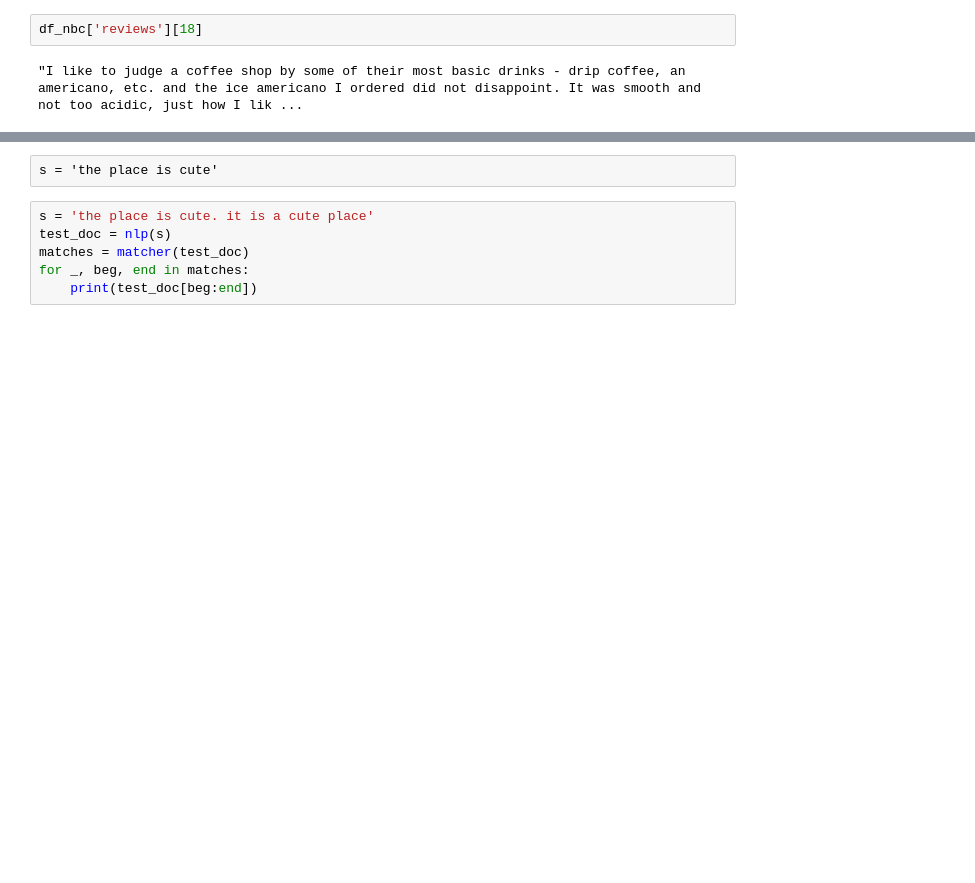
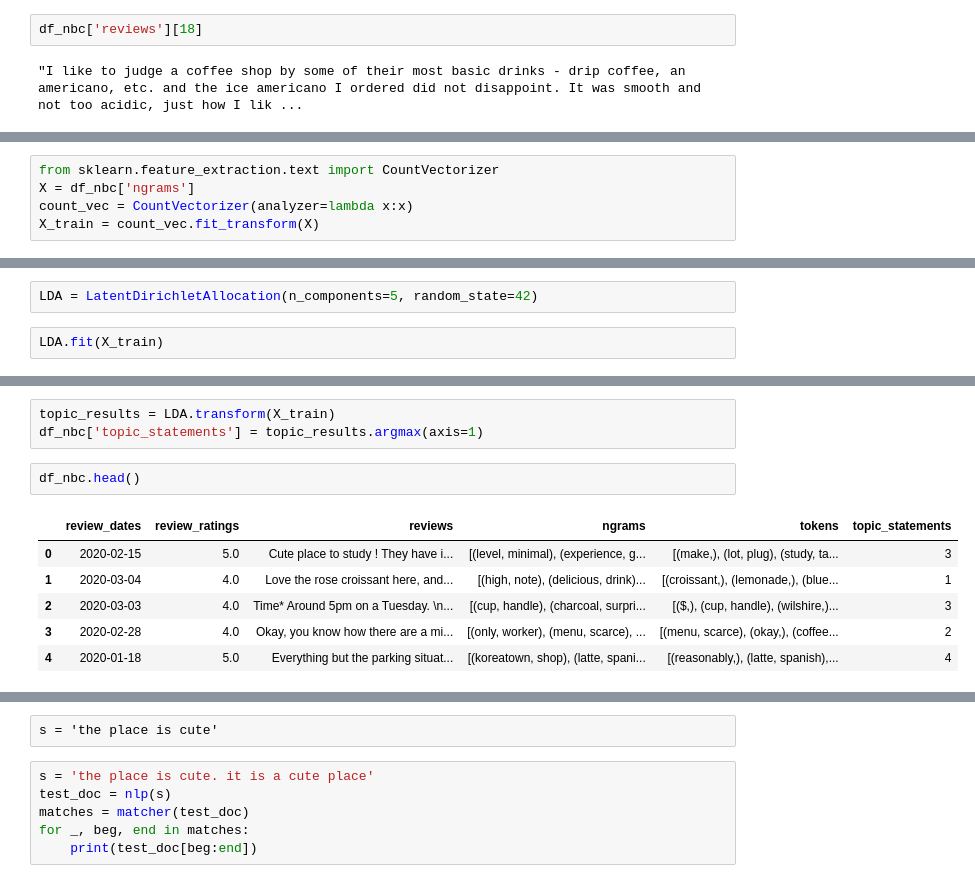
Before and after one commit to kitakoj18/yelp_analytics, a Jupyter notebook: yelp_nothing_but_coffee.ipynb, the cells around one changed output, grey strips where cells are left out. Drawn from its saved outputs; the diff is of its cells as text; blank space fills up the shorter version.

Commit message:
added notes about application of LDA with reviews, started building out functionality to identify products in reviews

```diff
--- a/yelp_nothing_but_coffee.ipynb
+++ b/yelp_nothing_but_coffee.ipynb
@@ -157,0 +206,5 @@ df_nbc['reviews'][18]
+# %%
+from sklearn.feature_extraction.text import CountVectorizer
+X = df_nbc['ngrams']
+count_vec = CountVectorizer(analyzer=lambda x:x)
+X_train = count_vec.fit_transform(X)
@@ -157,0 +218,4 @@ df_nbc['reviews'][18]
+# %%
+LDA = LatentDirichletAllocation(n_components=5, random_state=42)
+# %%
+LDA.fit(X_train)
@@ -157,0 +260,12 @@ df_nbc['reviews'][18]
+# %%
+topic_results = LDA.transform(X_train)
+df_nbc['topic_statements'] = topic_results.argmax(axis=1)
+# %%
+df_nbc.head()
+# %% [output]
+|  | review_dates | review_ratings | reviews | ngrams | tokens | topic_statements |
+| 0 | 2020-02-15 | 5.0 | Cute place to study ! They have i... | [(level, minimal), (experience, g... | [(make,), (lot, plug), (study, ta... | 3 |
+| 1 | 2020-03-04 | 4.0 | Love the rose croissant here, and... | [(high, note), (delicious, drink)... | [(croissant,), (lemonade,), (blue... | 1 |
+| 2 | 2020-03-03 | 4.0 | Time* Around 5pm on a Tuesday. \n... | [(cup, handle), (charcoal, surpri... | [($,), (cup, handle), (wilshire,)... | 3 |
+| 3 | 2020-02-28 | 4.0 | Okay, you know how there are a mi... | [(only, worker), (menu, scarce), ... | [(menu, scarce), (okay,), (coffee... | 2 |
+| 4 | 2020-01-18 | 5.0 | Everything but the parking situat... | [(koreatown, shop), (latte, spani... | [(reasonably,), (latte, spanish),... | 4 |
```
Also changed, not shown: parts of 35 cells of this notebook.
